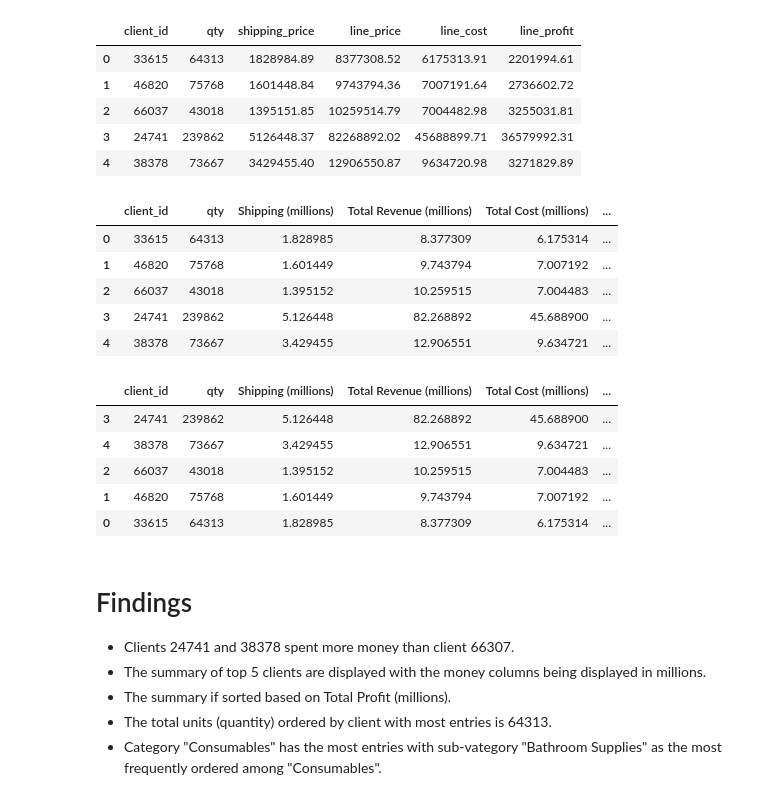
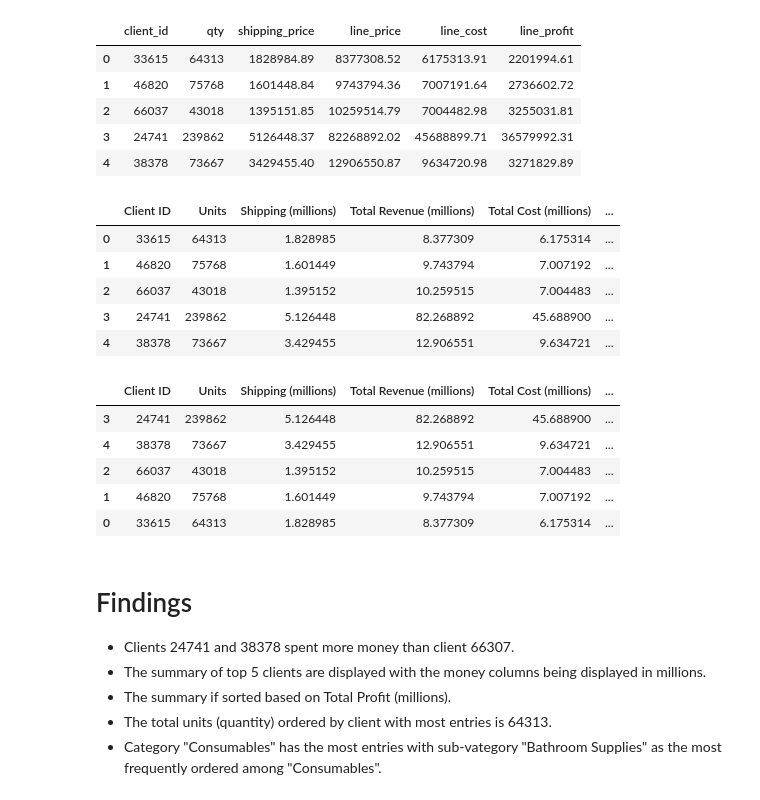
Before and after one commit to Debasis457/pandas-challenge-1, a Jupyter notebook: wholesale_data_analysis_starter_code.ipynb, the cells around one changed output. Saved outputs shown, nothing was run; the diff lists cells and outputs as text; code cells hidden in the pictures.

Commit message:
Renaming client_id and qty

```diff
--- a/wholesale_data_analysis_starter_code.ipynb
+++ b/wholesale_data_analysis_starter_code.ipynb
@@ -210,26 +210,28 @@ df_summary
 # %%
 # Format the data and rename the columns to names suitable for presentation.
 
 # Define the money columns.
 money_columns = ['shipping_price', 'line_price', 'line_cost', 'line_profit']
 
 # Define a function that converts a dollar amount to millions.
 def convert_dollars_to_millions(amount):
     return amount / 1000000
 
 # Apply the currency_format_millions function to only the money columns.
 df_summary[money_columns] = df_summary[money_columns].apply(convert_dollars_to_millions)
 
 # Rename the columns to reflect the change in the money format.
-df_summary.rename(columns={'shipping_price': 'Shipping (millions)',
+df_summary.rename(columns={'client_id': 'Client ID',
+                           'qty': 'Units',
+                           'shipping_price': 'Shipping (millions)',
                            'line_price': 'Total Revenue (millions)',
                            'line_cost': 'Total Cost (millions)',
                            'line_profit': 'Total Profit (millions)'},
                   inplace=True)
 
 df_summary
 # %% [output]
-|  | client_id | qty | Shipping (millions) | Total Revenue (millions) | Total Cost (millions) | ... |
+|  | Client ID | Units | Shipping (millions) | Total Revenue (millions) | Total Cost (millions) | ... |
 | 0 | 33615 | 64313 | 1.828985 | 8.377309 | 6.175314 | ... |
 | 1 | 46820 | 75768 | 1.601449 | 9.743794 | 7.007192 | ... |
 | 2 | 66037 | 43018 | 1.395152 | 10.259515 | 7.004483 | ... |
@@ -241,7 +243,7 @@ df_summary_sorted = df_summary.sort_values(by='Total Profit (millions)', ascendi
 
 df_summary_sorted
 # %% [output]
-|  | client_id | qty | Shipping (millions) | Total Revenue (millions) | Total Cost (millions) | ... |
+|  | Client ID | Units | Shipping (millions) | Total Revenue (millions) | Total Cost (millions) | ... |
 | 3 | 24741 | 239862 | 5.126448 | 82.268892 | 45.688900 | ... |
 | 4 | 38378 | 73667 | 3.429455 | 12.906551 | 9.634721 | ... |
 | 2 | 66037 | 43018 | 1.395152 | 10.259515 | 7.004483 | ... |
```
